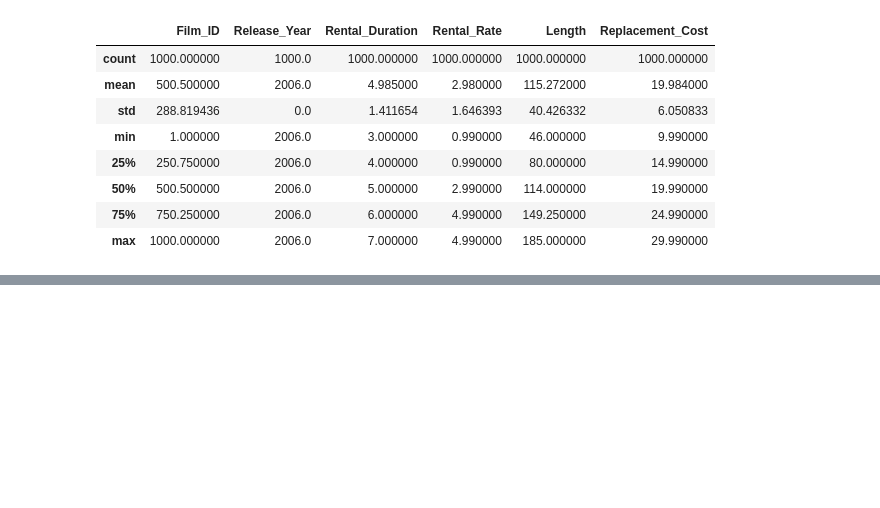
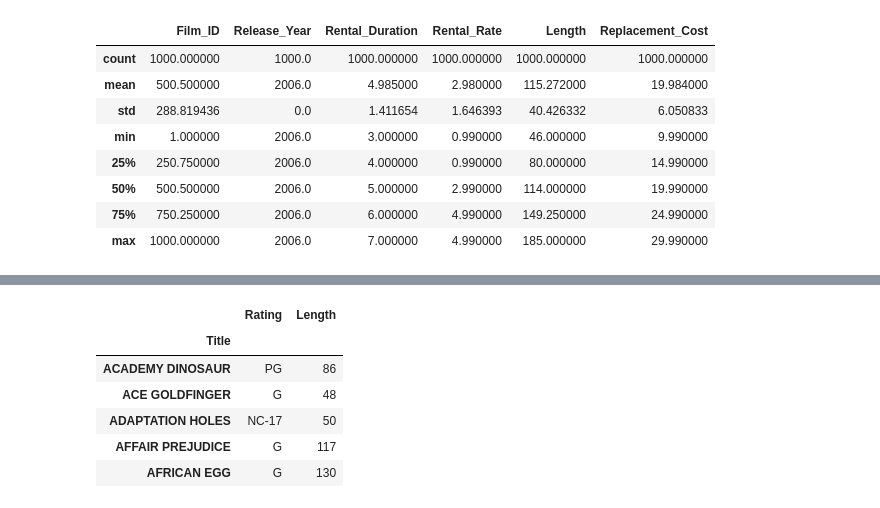
Before and after one commit to simone-garcia/Basic-Python, a Jupyter notebook: Importing CSVs Using Pandas.ipynb, the cells around one changed output, grey strips where cells are left out. Cells and saved outputs as stored; diff of their text form; code cells hidden in the pictures; blank space fills up the shorter version.

```diff
--- a/Importing CSVs Using Pandas.ipynb
+++ b/Importing CSVs Using Pandas.ipynb
@@ -125,0 +123,12 @@ organized_film_df.head()
+# %%
+#Use loc to show all rows for Title, Rating and Length columns.
+organized_film_df = organized_film_df.loc[:, ["Rating","Length"]]
+organized_film_df.head()
+# %% [output]
+|  | Rating | Length |
+| Title |  |  |
+| ACADEMY DINOSAUR | PG | 86 |
+| ACE GOLDFINGER | G | 48 |
+| ADAPTATION HOLES | NC-17 | 50 |
+| AFFAIR PREJUDICE | G | 117 |
+| AFRICAN EGG | G | 130 |
```
Also changed, not shown: parts of 8 cells of this notebook, 1 other file.
